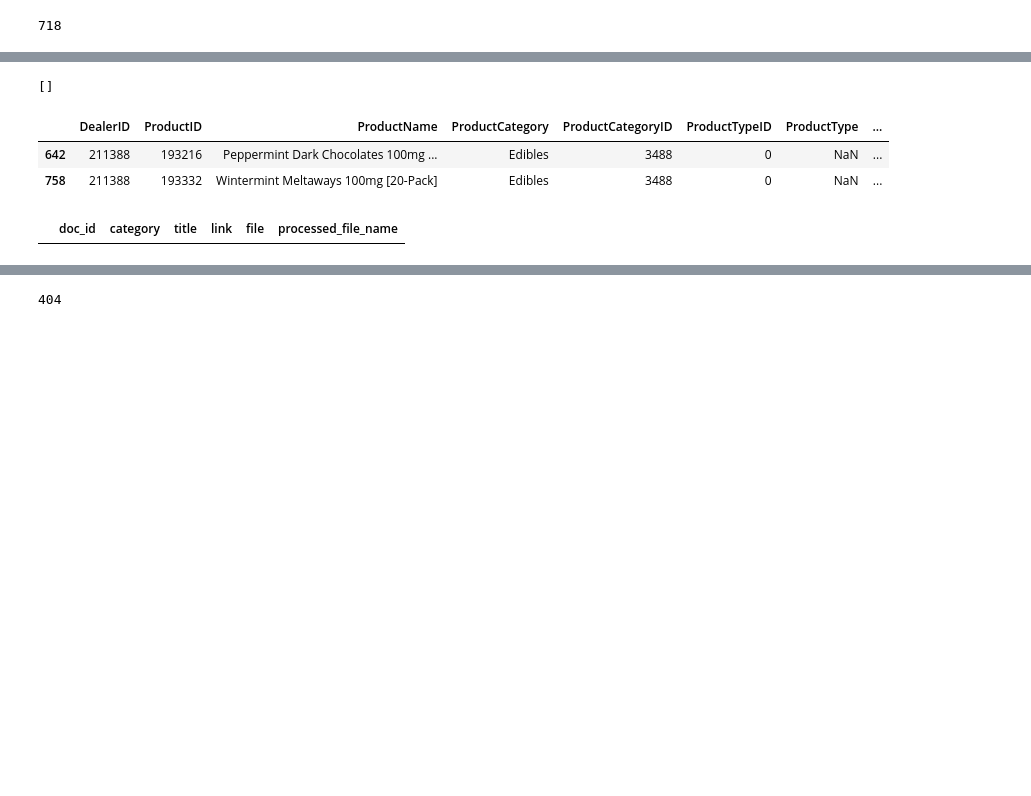
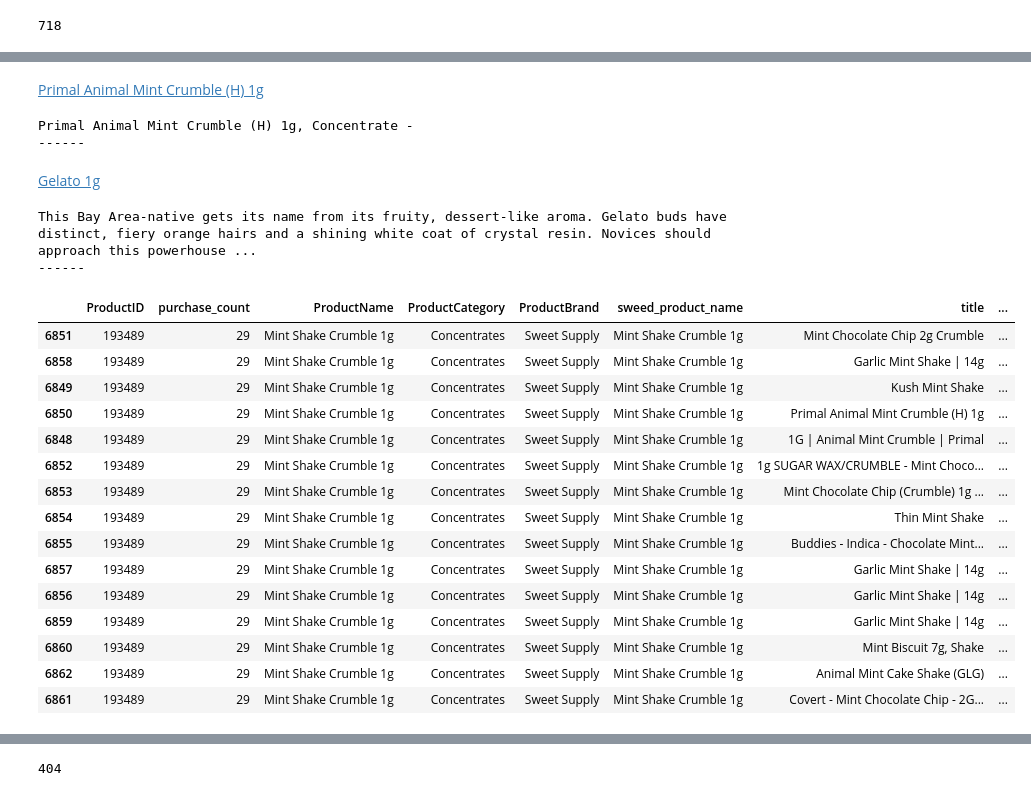
Before and after one commit to aleksandr-dzhumurat/leaf-buddy, a Jupyter notebook: jupyter_notebooks/eda.ipynb, the cells around one changed output, grey strips where cells are left out. Drawn from its saved outputs; the diff is of its cells as text; code cells hidden in the pictures; blank space fills up the shorter version.

Commit message:
Add catalog merge

```diff
--- a/jupyter_notebooks/eda.ipynb
+++ b/jupyter_notebooks/eda.ipynb
@@ -346,20 +351,40 @@ num documents: 49259
-# %%
-index.query('B-52 Bomber')
-# %% [output]
-[]
 # %%
-sweed_catalog_df[
-    (sweed_catalog_df['ProductName'].apply(lambda x: 'mint' in x))
-    # & (catalog_df['title'].apply(lambda x: 'noir' in x.lower()))
-]
+from IPython.display import display, HTML
+
+base_url = 'https://www.leafly.com'
+
+for i in search_results:
+    sub_df = catalog_df[catalog_df['doc_id'] == ecom_index.get_document(i[0])].iloc[0]
+    url = base_url+sub_df['link']
+    title = sub_df['title']
+    display(HTML(f'<a href="{url}" target="_blank">{title}</a>'))
+    print(leafly_descriptions_corpus[i[0]][1])
+    print('------')
 # %% [output]
-|  | DealerID | ProductID | ProductName | ProductCategory | ProductCategoryID | ProductTypeID | ProductType | ... |
-| 642 | 211388 | 193216 | Peppermint Dark Chocolates 100mg ... | Edibles | 3488 | 0 | NaN | ... |
-| 758 | 211388 | 193332 | Wintermint Meltaways 100mg [20-Pack] | Edibles | 3488 | 0 | NaN | ... |
+Primal Animal Mint Crumble (H) 1g
+Primal Animal Mint Crumble (H) 1g, Concentrate -
+------
+Gelato 1g
+This Bay Area-native gets its name from its fruity, dessert-like aroma. Gelato buds have distinct, fiery orange hairs and a shining white coat of crystal resin. Novices should approach this powerhouse ...
+------
 # %%
-catalog_df[
-    # (catalog_df['link'].apply(lambda x: '/brands/verano' in x))
-    (catalog_df['title'].apply(lambda x: 'bonsay' in x.lower()))
-]
+# search_results_df[
+#     search_results_df['ProductID'] == search_results_df[search_results_df['title'] == 'Primal Animal Mint Crumble (H) 1g']['ProductID'].item()
+# ]
 # %% [output]
-|  | doc_id | category | title | link | file | processed_file_name |
+|  | ProductID | purchase_count | ProductName | ProductCategory | ProductBrand | sweed_product_name | title | ... |
+| 6851 | 193489 | 29 | Mint Shake Crumble 1g | Concentrates | Sweet Supply | Mint Shake Crumble 1g | Mint Chocolate Chip 2g Crumble | ... |
+| 6858 | 193489 | 29 | Mint Shake Crumble 1g | Concentrates | Sweet Supply | Mint Shake Crumble 1g | Garlic Mint Shake | 14g | ... |
+| 6849 | 193489 | 29 | Mint Shake Crumble 1g | Concentrates | Sweet Supply | Mint Shake Crumble 1g | Kush Mint Shake | ... |
+| 6850 | 193489 | 29 | Mint Shake Crumble 1g | Concentrates | Sweet Supply | Mint Shake Crumble 1g | Primal Animal Mint Crumble (H) 1g | ... |
+| 6848 | 193489 | 29 | Mint Shake Crumble 1g | Concentrates | Sweet Supply | Mint Shake Crumble 1g | 1G | Animal Mint Crumble | Primal | ... |
+| 6852 | 193489 | 29 | Mint Shake Crumble 1g | Concentrates | Sweet Supply | Mint Shake Crumble 1g | 1g SUGAR WAX/CRUMBLE - Mint Choco... | ... |
+| 6853 | 193489 | 29 | Mint Shake Crumble 1g | Concentrates | Sweet Supply | Mint Shake Crumble 1g | Mint Chocolate Chip (Crumble) 1g ... | ... |
+| 6854 | 193489 | 29 | Mint Shake Crumble 1g | Concentrates | Sweet Supply | Mint Shake Crumble 1g | Thin Mint Shake | ... |
+| 6855 | 193489 | 29 | Mint Shake Crumble 1g | Concentrates | Sweet Supply | Mint Shake Crumble 1g | Buddies - Indica - Chocolate Mint... | ... |
+| 6857 | 193489 | 29 | Mint Shake Crumble 1g | Concentrates | Sweet Supply | Mint Shake Crumble 1g | Garlic Mint Shake | 14g | ... |
+| 6856 | 193489 | 29 | Mint Shake Crumble 1g | Concentrates | Sweet Supply | Mint Shake Crumble 1g | Garlic Mint Shake | 14g | ... |
+| 6859 | 193489 | 29 | Mint Shake Crumble 1g | Concentrates | Sweet Supply | Mint Shake Crumble 1g | Garlic Mint Shake | 14g | ... |
+| 6860 | 193489 | 29 | Mint Shake Crumble 1g | Concentrates | Sweet Supply | Mint Shake Crumble 1g | Mint Biscuit 7g, Shake | ... |
+| 6862 | 193489 | 29 | Mint Shake Crumble 1g | Concentrates | Sweet Supply | Mint Shake Crumble 1g | Animal Mint Cake Shake (GLG) | ... |
+| 6861 | 193489 | 29 | Mint Shake Crumble 1g | Concentrates | Sweet Supply | Mint Shake Crumble 1g | Covert - Mint Chocolate Chip - 2G... | ... |
```
Also changed, not shown: parts of 23 cells of this notebook, 4 other files.
